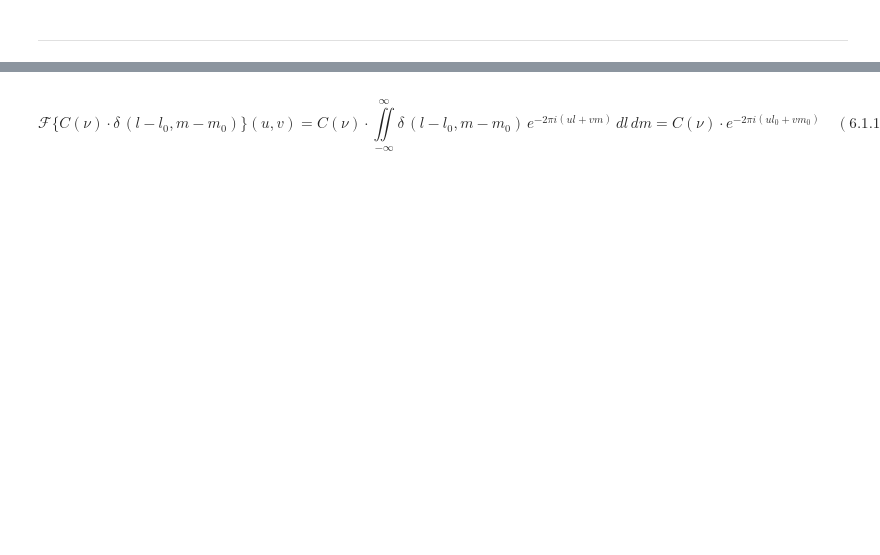
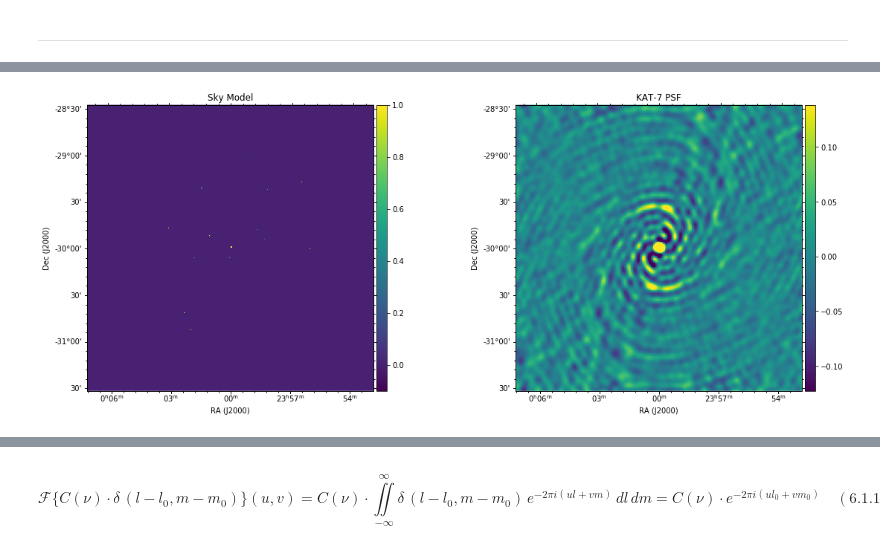
Before and after one commit to astronomical-data-processing/fundamentals_of_interferometry_chinese, a Jupyter notebook: 6_Deconvolution/6_1_sky_models.ipynb, the cells around one changed output, grey strips where cells are left out. Drawn from its saved outputs; the diff is of its cells as text; code cells hidden in the pictures; blank space fills up the shorter version.

```diff
--- a/6_Deconvolution/6_1_sky_models.ipynb
+++ b/6_Deconvolution/6_1_sky_models.ipynb
@@ -46,21 +50,23 @@ We can look at the deconvolution process backwards by taking an ideal sky, shown
 # %%
 fig = plt.figure(figsize=(16, 7))
 
 gc1 = aplpy.FITSFigure('../data/fits/deconv/KAT-7_6h60s_dec-30_10MHz_10chans_uniform_n100-model.fits', \
                        figure=fig, subplot=[0.0,0.1,0.35,0.8])
 gc1.show_colorscale(vmin=-0.1, vmax=1.0, cmap='viridis')
-gc1.hide_axis_labels()
-gc1.hide_tick_labels()
+#gc1.hide_axis_labels()
+#gc1.hide_tick_labels()
 plt.title('Sky Model')
 gc1.add_colorbar()
 
 gc2 = aplpy.FITSFigure('../data/fits/deconv/KAT-7_6h60s_dec-30_10MHz_10chans_uniform_n100-psf.fits', \
                        figure=fig, subplot=[0.5,0.1,0.35,0.8])
 gc2.show_colorscale(cmap='viridis')
-gc2.hide_axis_labels()
-gc2.hide_tick_labels()
+#gc2.hide_axis_labels()
+#gc2.hide_tick_labels()
 plt.title('KAT-7 PSF')
 gc2.add_colorbar()
 
 fig.canvas.draw()
+# %% [output]
+[figure, added]
 # %% [markdown]
```
Also changed, not shown: parts of 19 cells of this notebook, 14 other files.
